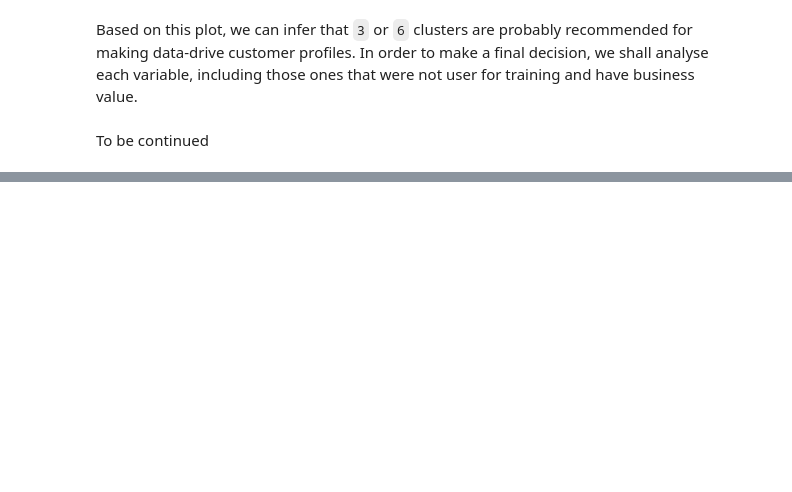
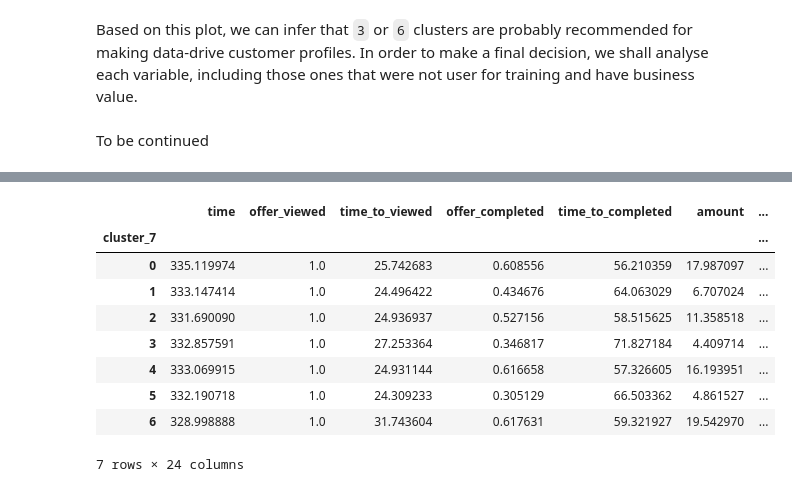
Before and after one commit to guedes-joaofelipe/ml-engineer-capstone, a Jupyter notebook: notebooks/data_driven_customer_profiles.ipynb, the cells around one changed output, grey strips where cells are left out. Cells and saved outputs as stored; diff of their text form; code cells hidden in the pictures; blank space fills up the shorter version.

```diff
--- a/notebooks/data_driven_customer_profiles.ipynb
+++ b/notebooks/data_driven_customer_profiles.ipynb
@@ -111,4 +226,9 @@ chosen_n_clusters = [3, 6]
 for n_cluster in chosen_n_clusters:
     model = KMeans(n_clusters=n_cluster, random_state=0).fit(X)
     profile["cluster_" + str(n_cluster)] = model.predict(X)
+# %%
+profile_columns = ["days_since_subscription"] + ["cluster_" + str(n_cluster) for n_cluster in chosen_n_clusters]
+for column in profile_columns:
+    if column in df_offers.columns:
+        df_offers.drop(column, axis=1, inplace=True)
 # %%
@@ -137,0 +265,13 @@ for i, ax in enumerate(axes):
+# %%
+df_offers.groupby(["cluster_7"]).mean()
+# %% [output]
+|  | time | offer_viewed | time_to_viewed | offer_completed | time_to_completed | amount | ... |
+| cluster_7 |  |  |  |  |  |  | ... |
+| 0 | 335.119974 | 1.0 | 25.742683 | 0.608556 | 56.210359 | 17.987097 | ... |
+| 1 | 333.147414 | 1.0 | 24.496422 | 0.434676 | 64.063029 | 6.707024 | ... |
+| 2 | 331.690090 | 1.0 | 24.936937 | 0.527156 | 58.515625 | 11.358518 | ... |
+| 3 | 332.857591 | 1.0 | 27.253364 | 0.346817 | 71.827184 | 4.409714 | ... |
+| 4 | 333.069915 | 1.0 | 24.931144 | 0.616658 | 57.326605 | 16.193951 | ... |
+| 5 | 332.190718 | 1.0 | 24.309233 | 0.305129 | 66.503362 | 4.861527 | ... |
+| 6 | 328.998888 | 1.0 | 31.743604 | 0.617631 | 59.321927 | 19.542970 | ... |
+7 rows × 24 columns
```
Also changed, not shown: parts of 22 cells of this notebook, 16 other files.
